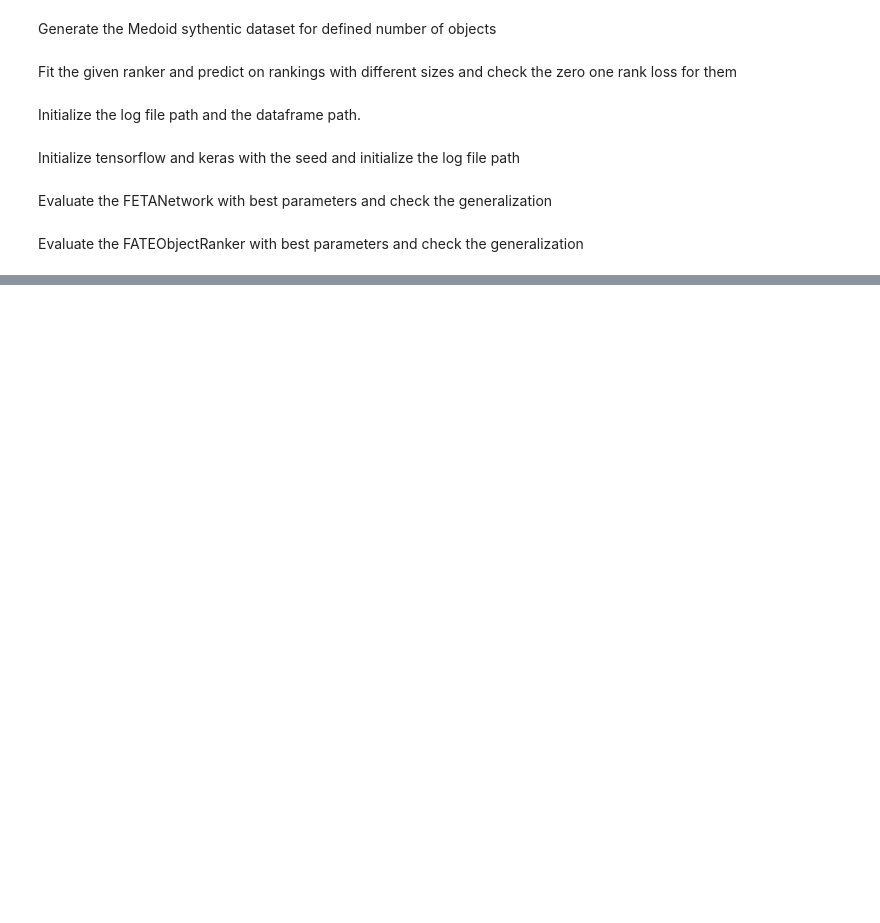
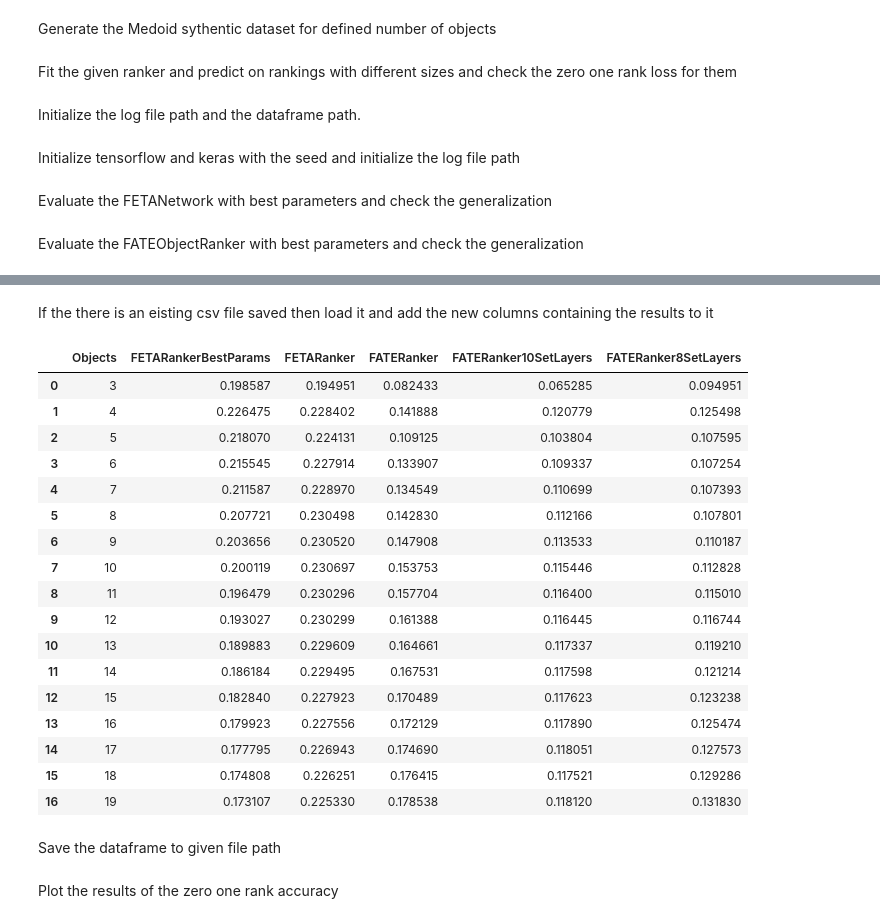
Before and after one commit to kiudee/cs-ranking, a Jupyter notebook: notebooks/GeneralizationOfExperiments.ipynb, the cells around one changed output, grey strips where cells are left out. Drawn from its saved outputs; the diff is of its cells as text; code cells hidden in the pictures; blank space fills up the shorter version.

Commit message:
Cleaned up generalization and parameter optimizer notebooks

```diff
--- a/notebooks/GeneralizationOfExperiments.ipynb
+++ b/notebooks/GeneralizationOfExperiments.ipynb
@@ -57,7 +63,7 @@ logger = configure_logging_numpy_keras(seed=seed, log_path=log_path)
 X_train, Y_train, _, _ = generate_dataset(n_objects=n_objects, random_state=seed)
 n_instances, n_objects, n_features = X_train.shape
 
-epochs = 50
+epochs = 700
 params = {"n_objects": n_objects,
           "n_features": n_features,
           "n_object_features": n_features,
@@ -67,22 +73,16 @@ params = {"n_objects": n_objects,
 Evaluate the FETANetwork with best parameters and check the generalization
 # %%
 logger.info("############################# With Best Parameters FETA ##############################")
-best_point =  [1, 16, 4.2054947998521569e-05, 2.6263496065703243e-10, 777]
 gor = FETANetwork(**params)
-gor.set_tunable_parameter_ranges({})
-gor.set_tunable_parameters(best_point)
 result = get_evaluation_result(gor, X_train, Y_train, epochs)
-result[MODEL] = "FETARanker"
+result[MODEL] = "FETARankerDefault"
 rows_list.append(result)
 # %% [markdown]
 Evaluate the FATEObjectRanker with best parameters and check the generalization
 # %%
 from csrank.losses import smooth_rank_loss
 logger.info("############################# With Best Parameters FATE ##############################")
-best_point =   [1003, 0.0002908115170179143, 16, 132, 6, 247, 3.4195015492773324e-05]
 gor = FATEObjectRanker(**params)
-gor.set_tunable_parameter_ranges({})
-gor.set_tunable_parameters(best_point)
 result = get_evaluation_result(gor, X_train, Y_train, epochs)
-result[MODEL] = "FATERanker"
+result[MODEL] = "FATERankerDefault"
 rows_list.append(result)
@@ -92,12 +115,31 @@ df
-# %%
-cols = list(df.columns.values)
-cols = cols[-7:] + cols[:-7]
-MODEL = "aModel"
-for x in ['Unnamed: 0', 'aModel']:
-    if x in cols:
-        cols.remove(x)
-        cols.insert(0, x)
-df = df[cols]
-#del df['Unnamed: 0']
-df = df.set_index(MODEL).T
+# %% [markdown]
+If the there is an eisting csv file saved then load it and add the new columns containing the results to it
+# %%
+if not os.path.isfile(df_path):
+    dataFrame = df
+else:
+    dataFrame = pd.read_csv(df_path, index_col=0)
+    dataFrame = dataFrame.append(df, ignore_index=True)
+dataFrame
+# %% [output]
+|  | Objects | FETARankerBestParams | FETARanker | FATERanker | FATERanker10SetLayers | FATERanker8SetLayers |
+| 0 | 3 | 0.198587 | 0.194951 | 0.082433 | 0.065285 | 0.094951 |
+| 1 | 4 | 0.226475 | 0.228402 | 0.141888 | 0.120779 | 0.125498 |
+| 2 | 5 | 0.218070 | 0.224131 | 0.109125 | 0.103804 | 0.107595 |
+| 3 | 6 | 0.215545 | 0.227914 | 0.133907 | 0.109337 | 0.107254 |
+| 4 | 7 | 0.211587 | 0.228970 | 0.134549 | 0.110699 | 0.107393 |
+| 5 | 8 | 0.207721 | 0.230498 | 0.142830 | 0.112166 | 0.107801 |
+| 6 | 9 | 0.203656 | 0.230520 | 0.147908 | 0.113533 | 0.110187 |
+| 7 | 10 | 0.200119 | 0.230697 | 0.153753 | 0.115446 | 0.112828 |
+| 8 | 11 | 0.196479 | 0.230296 | 0.157704 | 0.116400 | 0.115010 |
+| 9 | 12 | 0.193027 | 0.230299 | 0.161388 | 0.116445 | 0.116744 |
+| 10 | 13 | 0.189883 | 0.229609 | 0.164661 | 0.117337 | 0.119210 |
+| 11 | 14 | 0.186184 | 0.229495 | 0.167531 | 0.117598 | 0.121214 |
+| 12 | 15 | 0.182840 | 0.227923 | 0.170489 | 0.117623 | 0.123238 |
+| 13 | 16 | 0.179923 | 0.227556 | 0.172129 | 0.117890 | 0.125474 |
+| 14 | 17 | 0.177795 | 0.226943 | 0.174690 | 0.118051 | 0.127573 |
+| 15 | 18 | 0.174808 | 0.226251 | 0.176415 | 0.117521 | 0.129286 |
+| 16 | 19 | 0.173107 | 0.225330 | 0.178538 | 0.118120 | 0.131830 |
+# %% [markdown]
+Save the dataframe to given file path
 # %%
@@ -106,0 +147,2 @@ df
+# %% [markdown]
+Plot the results of the zero one rank accuracy
```
Also changed, not shown: parts of 9 cells of this notebook, 7 other files.
